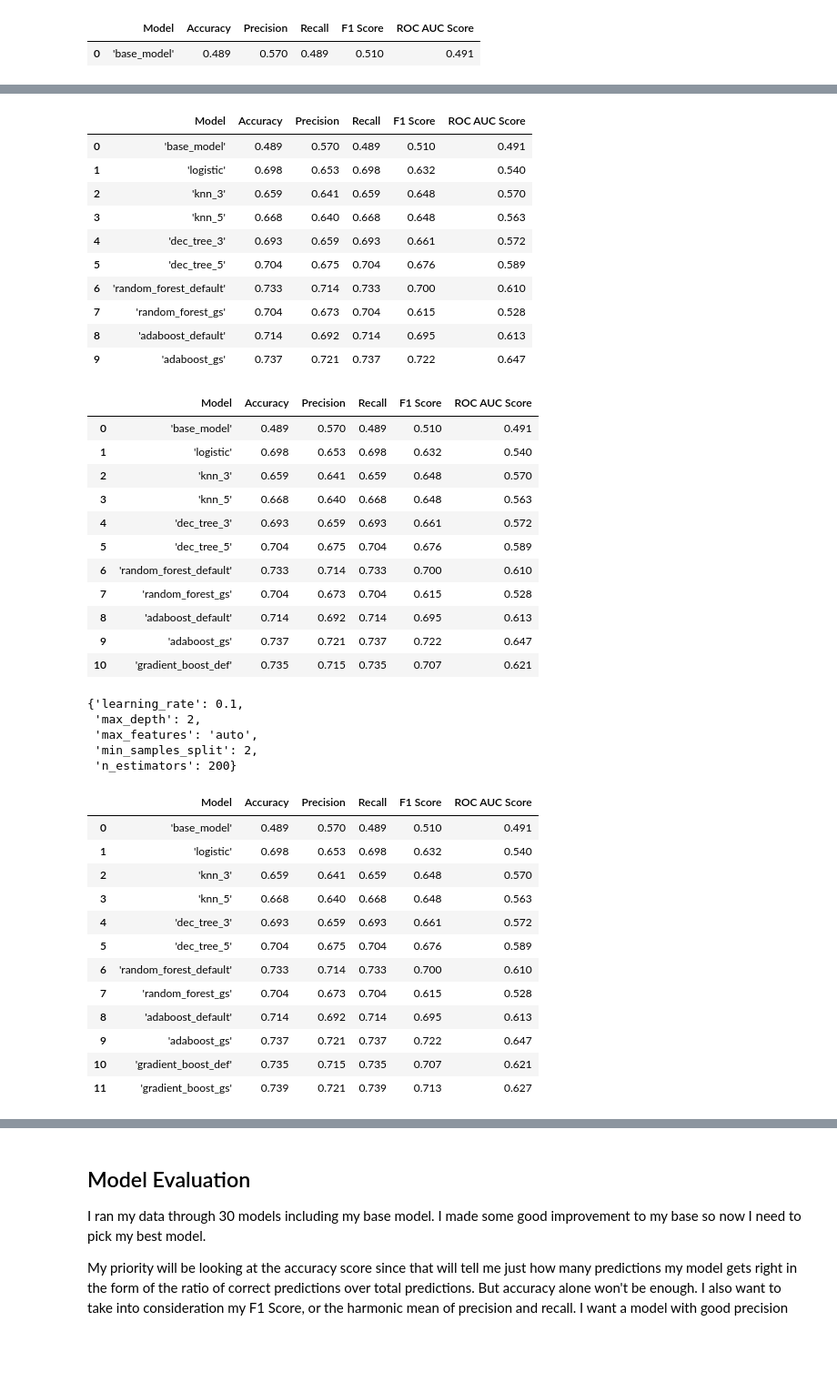
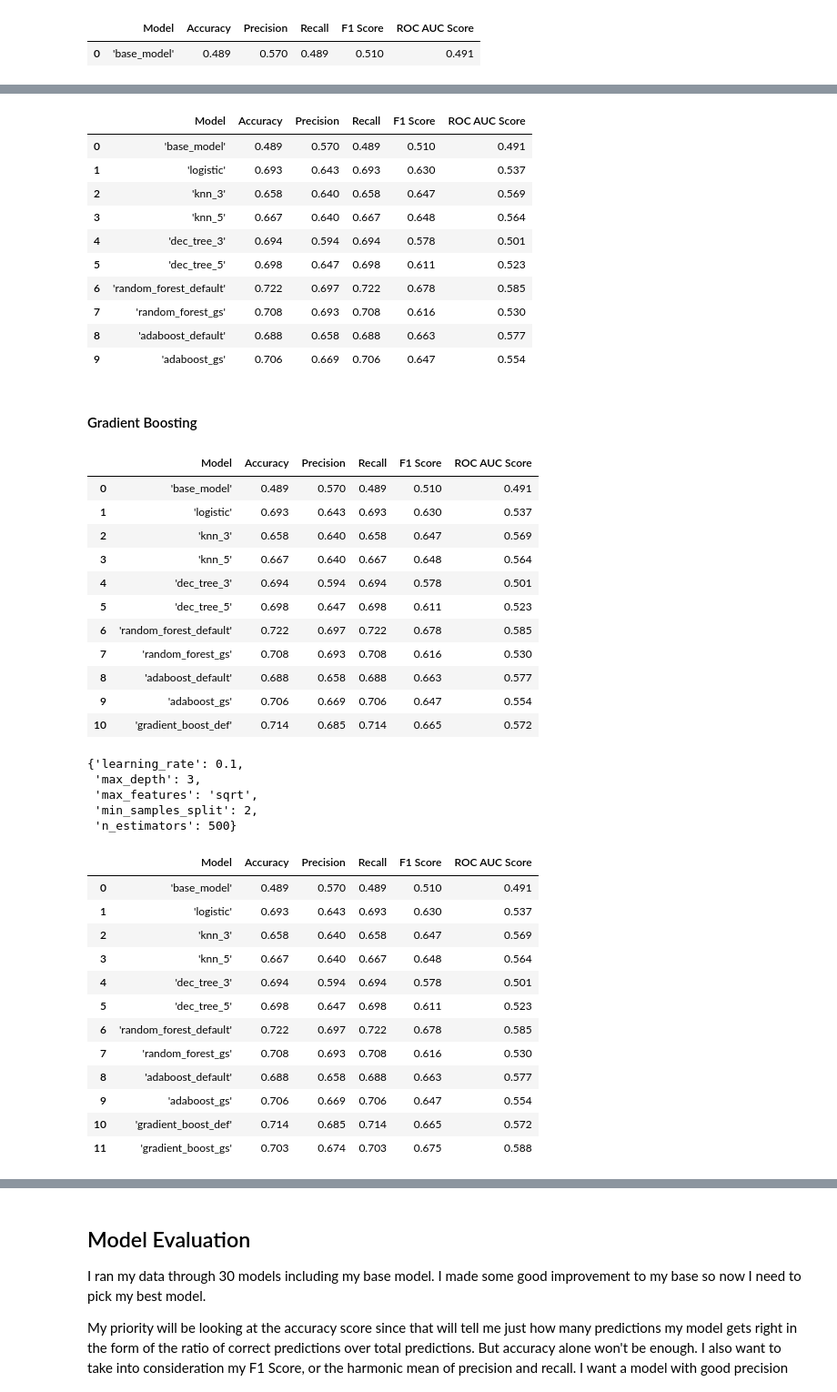
Before and after one commit to mcerow/pick_me, a Jupyter notebook: modeling_v3.ipynb, the cells around one changed output, grey strips where cells are left out. Shown at 91% size. Cells and saved outputs as stored; diff of their text form; code cells hidden in the pictures; blank space fills up the shorter version.

```diff
--- a/modeling_v3.ipynb
+++ b/modeling_v3.ipynb
@@ -86,7 +84,7 @@ Now that I have my dummy columns, I can set my target & feature lists. My target
 target = df['DraftedvNotDrafted']
 # %%
 features = df.drop(columns=['PlayerName', 'Position', 'School', 'CombineYear', 'Draft Team', 'Round',
-                            'Pick', 'Draft Year', 'DraftedvNotDrafted', 'Feet', 'Inches', 'Pos',
+                            'Pick', 'Draft Year', 'DraftedvNotDrafted', 'Feet', 'Inches', 'Pos', '_40yd',
                             'Completions', 'Pass_Attempts', 'Completion_Percent', 'Pass_Yards',
                             'Pass_Yds_per_Attempt', 'Adj_Pass_Yds_per_Attempt', 'Pass_TDs',
                             'Pass_Interceptions', 'Passer_Rating', 'CompletionsperGame',
@@ -713,34 +748,36 @@ grid_search_cv(AdaBoostClassifier(random_state=17), features, target, params = p
 # %%
-adaboost_gs = adaboost(features, target, n_estimators=500, learning_rate=0.5)
+adaboost_gs = adaboost(features, target, n_estimators=50, learning_rate=0.5)
 scoring(adaboost_gs, features, target)
 # %% [output]
 |  | Model | Accuracy | Precision | Recall | F1 Score | ROC AUC Score |
 | 0 | 'base_model' | 0.489 | 0.570 | 0.489 | 0.510 | 0.491 |
-| 1 | 'logistic' | 0.698 | 0.653 | 0.698 | 0.632 | 0.540 |
-| 2 | 'knn_3' | 0.659 | 0.641 | 0.659 | 0.648 | 0.570 |
-| 3 | 'knn_5' | 0.668 | 0.640 | 0.668 | 0.648 | 0.563 |
-| 4 | 'dec_tree_3' | 0.693 | 0.659 | 0.693 | 0.661 | 0.572 |
-| 5 | 'dec_tree_5' | 0.704 | 0.675 | 0.704 | 0.676 | 0.589 |
-| 6 | 'random_forest_default' | 0.733 | 0.714 | 0.733 | 0.700 | 0.610 |
-| 7 | 'random_forest_gs' | 0.704 | 0.673 | 0.704 | 0.615 | 0.528 |
-| 8 | 'adaboost_default' | 0.714 | 0.692 | 0.714 | 0.695 | 0.613 |
-| 9 | 'adaboost_gs' | 0.737 | 0.721 | 0.737 | 0.722 | 0.647 |
+| 1 | 'logistic' | 0.693 | 0.643 | 0.693 | 0.630 | 0.537 |
+| 2 | 'knn_3' | 0.658 | 0.640 | 0.658 | 0.647 | 0.569 |
+| 3 | 'knn_5' | 0.667 | 0.640 | 0.667 | 0.648 | 0.564 |
+| 4 | 'dec_tree_3' | 0.694 | 0.594 | 0.694 | 0.578 | 0.501 |
+| 5 | 'dec_tree_5' | 0.698 | 0.647 | 0.698 | 0.611 | 0.523 |
+| 6 | 'random_forest_default' | 0.722 | 0.697 | 0.722 | 0.678 | 0.585 |
+| 7 | 'random_forest_gs' | 0.708 | 0.693 | 0.708 | 0.616 | 0.530 |
+| 8 | 'adaboost_default' | 0.688 | 0.658 | 0.688 | 0.663 | 0.577 |
+| 9 | 'adaboost_gs' | 0.706 | 0.669 | 0.706 | 0.647 | 0.554 |
+# %% [markdown]
+#### Gradient Boosting
 # %%
 gradient_boost_def = gradient_boosting(features, target)
 scoring(gradient_boost_def, features, target)
 # %% [output]
 |  | Model | Accuracy | Precision | Recall | F1 Score | ROC AUC Score |
 | 0 | 'base_model' | 0.489 | 0.570 | 0.489 | 0.510 | 0.491 |
-| 1 | 'logistic' | 0.698 | 0.653 | 0.698 | 0.632 | 0.540 |
-| 2 | 'knn_3' | 0.659 | 0.641 | 0.659 | 0.648 | 0.570 |
-| 3 | 'knn_5' | 0.668 | 0.640 | 0.668 | 0.648 | 0.563 |
-| 4 | 'dec_tree_3' | 0.693 | 0.659 | 0.693 | 0.661 | 0.572 |
-| 5 | 'dec_tree_5' | 0.704 | 0.675 | 0.704 | 0.676 | 0.589 |
-| 6 | 'random_forest_default' | 0.733 | 0.714 | 0.733 | 0.700 | 0.610 |
-| 7 | 'random_forest_gs' | 0.704 | 0.673 | 0.704 | 0.615 | 0.528 |
-| 8 | 'adaboost_default' | 0.714 | 0.692 | 0.714 | 0.695 | 0.613 |
-| 9 | 'adaboost_gs' | 0.737 | 0.721 | 0.737 | 0.722 | 0.647 |
-| 10 | 'gradient_boost_def' | 0.735 | 0.715 | 0.735 | 0.707 | 0.621 |
+| 1 | 'logistic' | 0.693 | 0.643 | 0.693 | 0.630 | 0.537 |
+| 2 | 'knn_3' | 0.658 | 0.640 | 0.658 | 0.647 | 0.569 |
+| 3 | 'knn_5' | 0.667 | 0.640 | 0.667 | 0.648 | 0.564 |
+| 4 | 'dec_tree_3' | 0.694 | 0.594 | 0.694 | 0.578 | 0.501 |
+| 5 | 'dec_tree_5' | 0.698 | 0.647 | 0.698 | 0.611 | 0.523 |
+| 6 | 'random_forest_default' | 0.722 | 0.697 | 0.722 | 0.678 | 0.585 |
+| 7 | 'random_forest_gs' | 0.708 | 0.693 | 0.708 | 0.616 | 0.530 |
+| 8 | 'adaboost_default' | 0.688 | 0.658 | 0.688 | 0.663 | 0.577 |
+| 9 | 'adaboost_gs' | 0.706 | 0.669 | 0.706 | 0.647 | 0.554 |
+| 10 | 'gradient_boost_def' | 0.714 | 0.685 | 0.714 | 0.665 | 0.572 |
 # %%
 # Gradient Boost Parameters
 
@@ -759,25 +796,25 @@ params = {'n_estimators': n_estimators,
 grid_search_cv(GradientBoostingClassifier(), features, target, params = params, n_jobs=-1, cv=3)
 # %% [output]
 {'learning_rate': 0.1,
- 'max_depth': 2,
- 'max_features': 'auto',
+ 'max_depth': 3,
+ 'max_features': 'sqrt',
  'min_samples_split': 2,
- 'n_estimators': 200}
+ 'n_estimators': 500}
 # %%
-gradient_boost_gs = gradient_boosting(features, target, n_estimators=200, max_depth=2, min_samples_split=2,
-                                      max_features='auto', learning_rate=0.1)
+gradient_boost_gs = gradient_boosting(features, target, n_estimators=500, max_depth=3, min_samples_split=2,
+                                      max_features='sqrt', learning_rate=0.1)
 scoring(gradient_boost_gs, features, target)
 # %% [output]
 |  | Model | Accuracy | Precision | Recall | F1 Score | ROC AUC Score |
 | 0 | 'base_model' | 0.489 | 0.570 | 0.489 | 0.510 | 0.491 |
-| 1 | 'logistic' | 0.698 | 0.653 | 0.698 | 0.632 | 0.540 |
-| 2 | 'knn_3' | 0.659 | 0.641 | 0.659 | 0.648 | 0.570 |
-| 3 | 'knn_5' | 0.668 | 0.640 | 0.668 | 0.648 | 0.563 |
-| 4 | 'dec_tree_3' | 0.693 | 0.659 | 0.693 | 0.661 | 0.572 |
-| 5 | 'dec_tree_5' | 0.704 | 0.675 | 0.704 | 0.676 | 0.589 |
-| 6 | 'random_forest_default' | 0.733 | 0.714 | 0.733 | 0.700 | 0.610 |
-| 7 | 'random_forest_gs' | 0.704 | 0.673 | 0.704 | 0.615 | 0.528 |
-| 8 | 'adaboost_default' | 0.714 | 0.692 | 0.714 | 0.695 | 0.613 |
-| 9 | 'adaboost_gs' | 0.737 | 0.721 | 0.737 | 0.722 | 0.647 |
-| 10 | 'gradient_boost_def' | 0.735 | 0.715 | 0.735 | 0.707 | 0.621 |
-| 11 | 'gradient_boost_gs' | 0.739 | 0.721 | 0.739 | 0.713 | 0.627 |
+| 1 | 'logistic' | 0.693 | 0.643 | 0.693 | 0.630 | 0.537 |
+| 2 | 'knn_3' | 0.658 | 0.640 | 0.658 | 0.647 | 0.569 |
+| 3 | 'knn_5' | 0.667 | 0.640 | 0.667 | 0.648 | 0.564 |
+| 4 | 'dec_tree_3' | 0.694 | 0.594 | 0.694 | 0.578 | 0.501 |
+| 5 | 'dec_tree_5' | 0.698 | 0.647 | 0.698 | 0.611 | 0.523 |
+| 6 | 'random_forest_default' | 0.722 | 0.697 | 0.722 | 0.678 | 0.585 |
+| 7 | 'random_forest_gs' | 0.708 | 0.693 | 0.708 | 0.616 | 0.530 |
+| 8 | 'adaboost_default' | 0.688 | 0.658 | 0.688 | 0.663 | 0.577 |
+| 9 | 'adaboost_gs' | 0.706 | 0.669 | 0.706 | 0.647 | 0.554 |
+| 10 | 'gradient_boost_def' | 0.714 | 0.685 | 0.714 | 0.665 | 0.572 |
+| 11 | 'gradient_boost_gs' | 0.703 | 0.674 | 0.703 | 0.675 | 0.588 |
```
Also changed, not shown: parts of 82 cells of this notebook.
